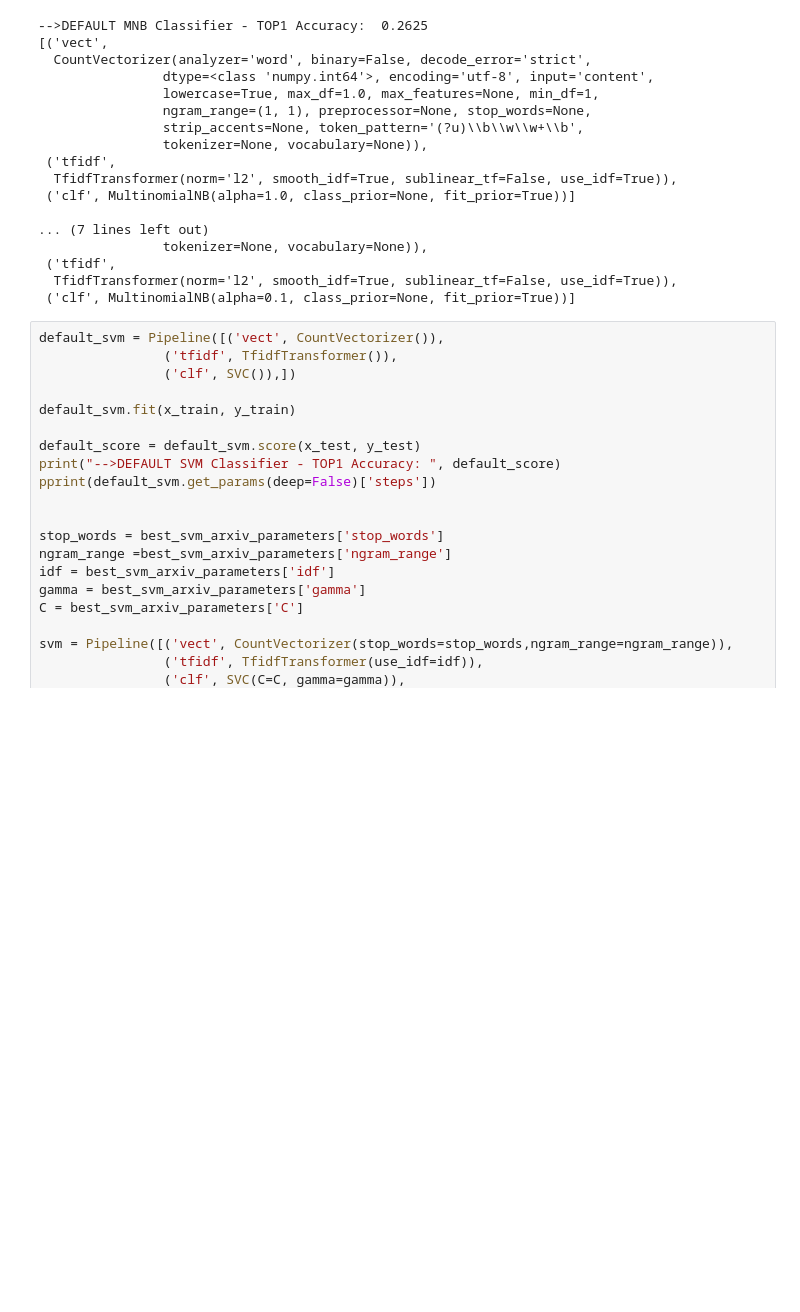
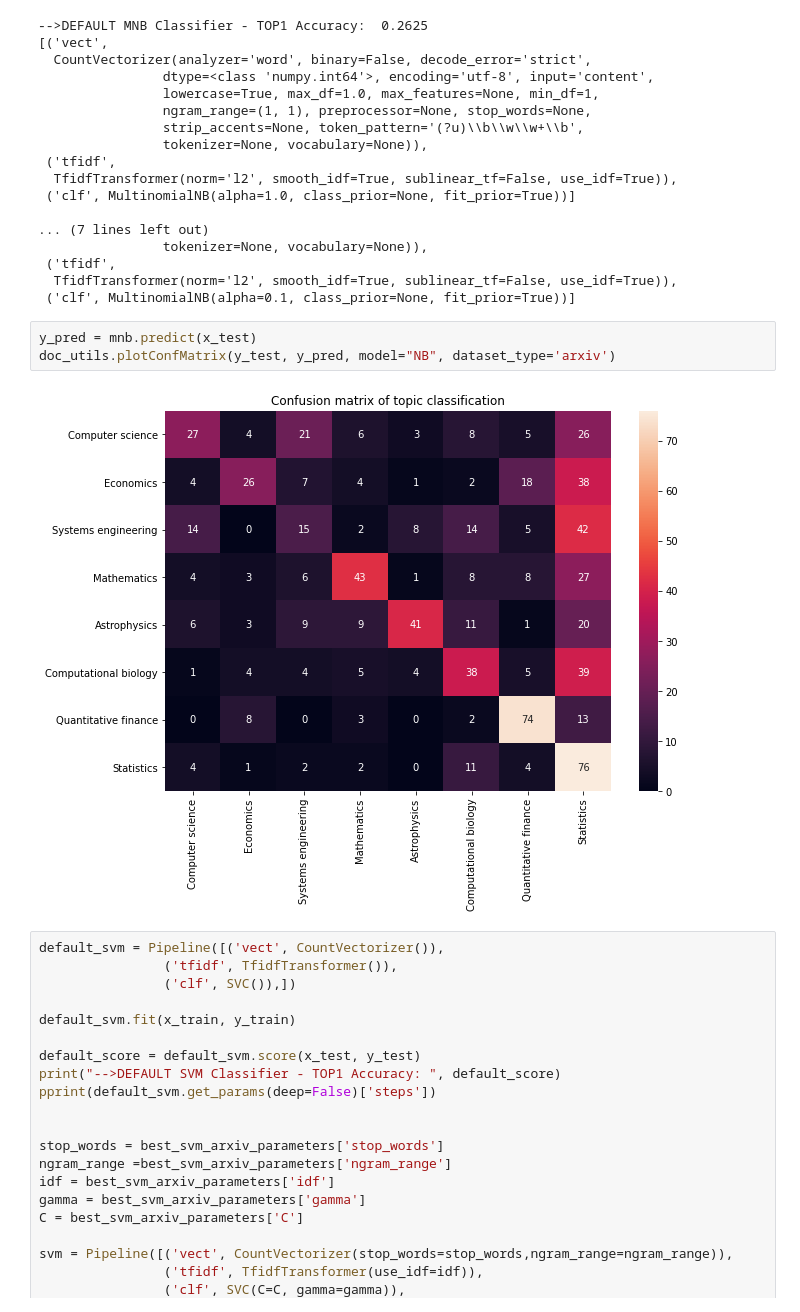
Before and after one commit to andresC98/One-Shot-DocClassifier, a Jupyter notebook: Notebooks/Classification_Baselines_(Top1Acc)_Wiki_and_ArXiv_datasets.ipynb, the cells around one changed output. Drawn from its saved outputs; the diff is of its cells as text; blank space fills up the shorter version.

```diff
--- a/Notebooks/Classification_Baselines_(Top1Acc)_Wiki_and_ArXiv_datasets.ipynb
+++ b/Notebooks/Classification_Baselines_(Top1Acc)_Wiki_and_ArXiv_datasets.ipynb
@@ -488,6 +503,11 @@ pprint(mnb.get_params(deep=False)['steps'])
  ('tfidf',
   TfidfTransformer(norm='l2', smooth_idf=True, sublinear_tf=False, use_idf=True)),
  ('clf', MultinomialNB(alpha=0.1, class_prior=None, fit_prior=True))]
+# %%
+y_pred = mnb.predict(x_test)
+doc_utils.plotConfMatrix(y_test, y_pred, model="NB", dataset_type='arxiv')
+# %% [output]
+[figure, added]
 # %%
 default_svm = Pipeline([('vect', CountVectorizer()),
                 ('tfidf', TfidfTransformer()),
```
Also changed, not shown: parts of 4 cells of this notebook.
